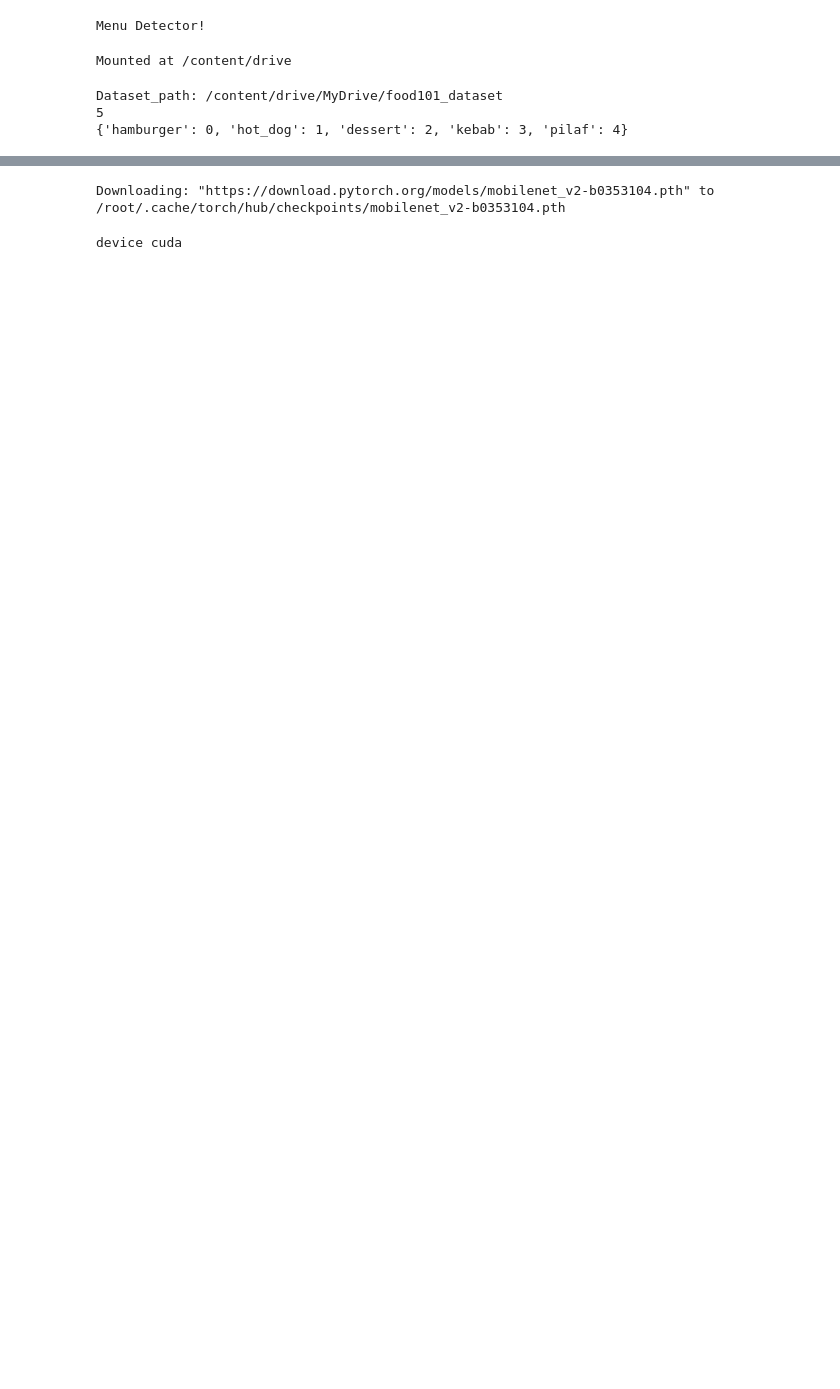
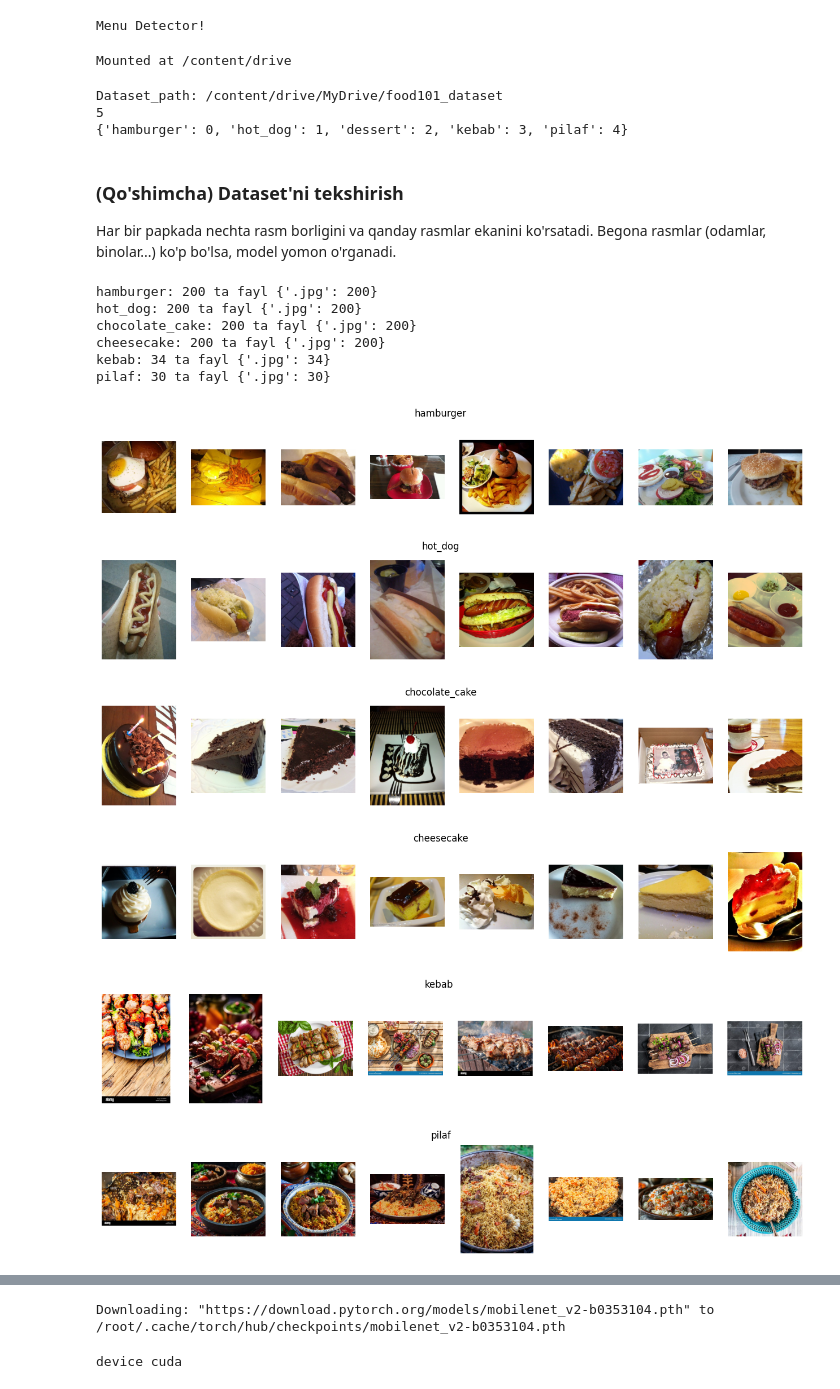
Before and after one commit to jaska12/computer_vision, a Jupyter notebook: menu_detector_model.ipynb, the cells around one changed output, grey strips where cells are left out. Drawn from its saved outputs; the diff is of its cells as text; code cells hidden in the pictures; blank space fills up the shorter version.

Commit message:
feat: menu_detector model usage codes creation

```diff
--- a/menu_detector_model.ipynb
+++ b/menu_detector_model.ipynb
@@ -95,6 +97,48 @@ class FoodDataset(Dataset):
         if self.transform:
             image = self.transform(image)
         return image, label
+# %% [markdown]
+### (Qo'shimcha) Dataset'ni tekshirish
+Har bir papkada nechta rasm borligini va qanday rasmlar ekanini ko'rsatadi. Begona rasmlar (odamlar, binolar...) ko'p bo'lsa, model yomon o'rganadi.
+# %%
+import random
+import matplotlib.pyplot as plt
+
+for folder in CUSTOM_CLASS_MAPPING:
+    files_ = os.listdir(os.path.join(DATASET_PATH, folder))
+    exts = {}
+    for f in files_:
+        e = os.path.splitext(f)[1].lower()
+        exts[e] = exts.get(e, 0) + 1
+    print(f"{folder}: {len(files_)} ta fayl {exts}")
+
+# Har bir papkadan 8 ta tasodifiy rasm
+for folder in CUSTOM_CLASS_MAPPING:
+    files_ = os.listdir(os.path.join(DATASET_PATH, folder))
+    sample = random.sample(files_, min(8, len(files_)))
+    plt.figure(figsize=(16, 2.5))
+    for i, f in enumerate(sample):
+        plt.subplot(1, 8, i + 1)
+        try:
+            plt.imshow(Image.open(os.path.join(DATASET_PATH, folder, f)).convert('RGB'))
+        except Exception:
+            pass
+        plt.axis('off')
+    plt.suptitle(folder)
+    plt.show()
+# %% [output]
+hamburger: 200 ta fayl {'.jpg': 200}
+hot_dog: 200 ta fayl {'.jpg': 200}
+chocolate_cake: 200 ta fayl {'.jpg': 200}
+cheesecake: 200 ta fayl {'.jpg': 200}
+kebab: 34 ta fayl {'.jpg': 34}
+pilaf: 30 ta fayl {'.jpg': 30}
+[figure, added]
+[figure, added]
+[figure, added]
+[figure, added]
+[figure, added]
+[figure, added]
 # %%
 # --------------------------
 # Gather and Split Data
```
Also changed, not shown: parts of 6 cells of this notebook.
